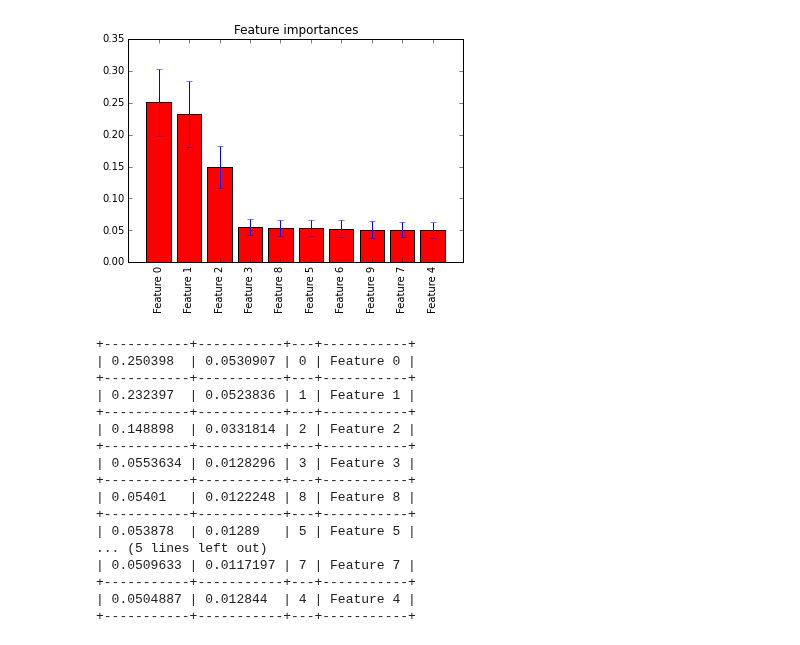
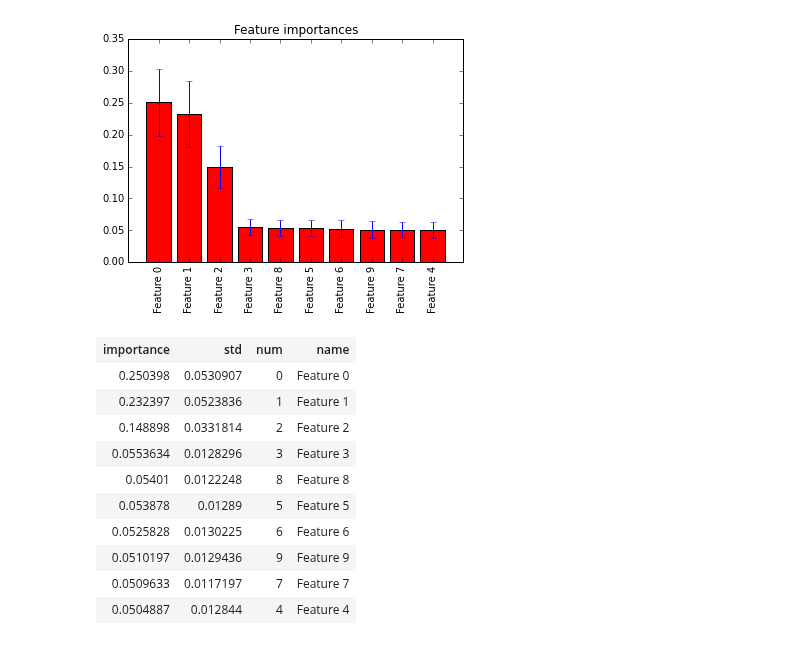
Before and after one commit to ploomber/sklearn-evaluation, a Jupyter notebook: examples/plots.ipynb, the cells around one changed output. Cells and saved outputs as stored; diff of their text form; code cells hidden in the pictures.

Commit message:
adds html output for tables in jupyter

```diff
--- a/examples/plots.ipynb
+++ b/examples/plots.ipynb
@@ -123,22 +123,16 @@ plots.feature_importance(forest, feature_list)
 # %% [output]
 [figure]
 # %%
-print tables.feature_importances(forest, feature_list, format='grid')
+tables.feature_importances(forest, feature_list)
 # %% [output]
-+-----------+-----------+---+-----------+
-| 0.250398  | 0.0530907 | 0 | Feature 0 |
-+-----------+-----------+---+-----------+
-| 0.232397  | 0.0523836 | 1 | Feature 1 |
-+-----------+-----------+---+-----------+
-| 0.148898  | 0.0331814 | 2 | Feature 2 |
-+-----------+-----------+---+-----------+
-| 0.0553634 | 0.0128296 | 3 | Feature 3 |
-+-----------+-----------+---+-----------+
-| 0.05401   | 0.0122248 | 8 | Feature 8 |
-+-----------+-----------+---+-----------+
-| 0.053878  | 0.01289   | 5 | Feature 5 |
-... (5 lines left out)
-| 0.0509633 | 0.0117197 | 7 | Feature 7 |
-+-----------+-----------+---+-----------+
-| 0.0504887 | 0.012844  | 4 | Feature 4 |
-+-----------+-----------+---+-----------+
+| importance | std | num | name |
+| 0.250398 | 0.0530907 | 0 | Feature 0 |
+| 0.232397 | 0.0523836 | 1 | Feature 1 |
+| 0.148898 | 0.0331814 | 2 | Feature 2 |
+| 0.0553634 | 0.0128296 | 3 | Feature 3 |
+| 0.05401 | 0.0122248 | 8 | Feature 8 |
+| 0.053878 | 0.01289 | 5 | Feature 5 |
+| 0.0525828 | 0.0130225 | 6 | Feature 6 |
+| 0.0510197 | 0.0129436 | 9 | Feature 9 |
+| 0.0509633 | 0.0117197 | 7 | Feature 7 |
+| 0.0504887 | 0.012844 | 4 | Feature 4 |
```
Also changed, not shown: 2 other files.
